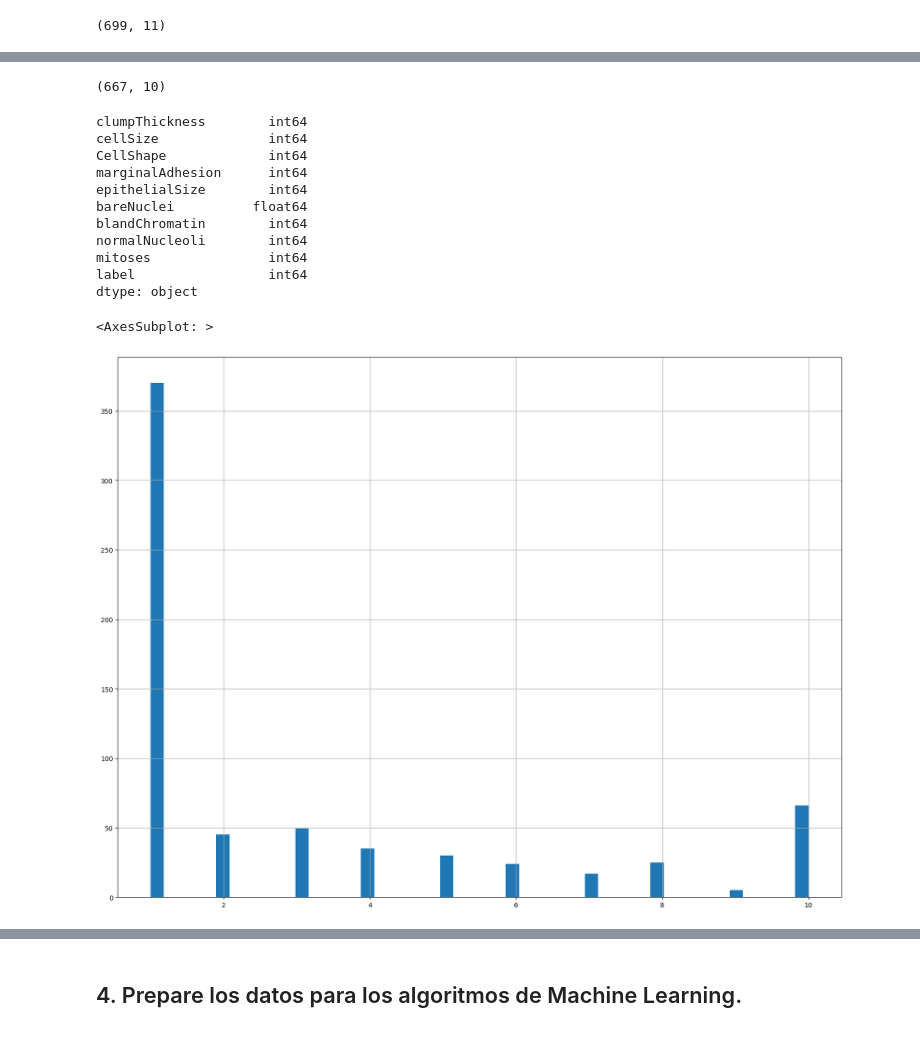
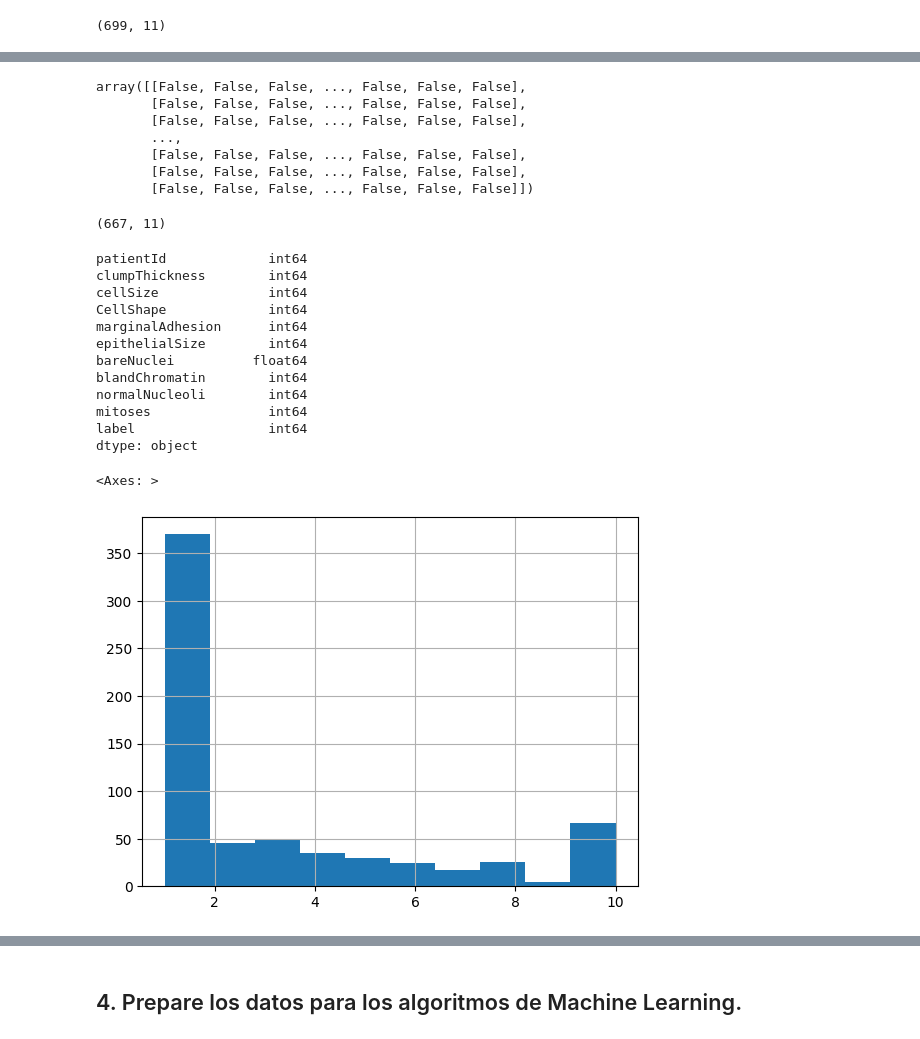
Before and after one commit to HectorManu/digital_image_processing, a Jupyter notebook: DL_08_ML_DecisionTree-RandomForest/DL_08_ML_DecisionTree-RandomForest_clase13feb.ipynb, the cells around one changed output, grey strips where cells are left out. Saved outputs shown, nothing was run; the diff lists cells and outputs as text; code cells hidden in the pictures.

```diff
--- a/DL_08_ML_DecisionTree-RandomForest/DL_08_ML_DecisionTree-RandomForest_clase13feb.ipynb
+++ b/DL_08_ML_DecisionTree-RandomForest/DL_08_ML_DecisionTree-RandomForest_clase13feb.ipynb
@@ -77,6 +77,7 @@ import pandas as pd
 import numpy as np
 # %%
 # Cargamos el archivo 'datos/heart_disease.csv' en un dataframe
+df = pd.read_csv('datos/wisconsin_data.csv')
 # %% [markdown]
 ## 3. Descubra y visualice los datos para obtener información.
 # %%
@@ -113,3 +117,4 @@ array(['patientId', 'clumpThickness', 'cellSize', 'CellShape',
 (699, 11)
 # %%
 #Quitar la columna patiendId
+df = df.drop('patientId', axis=1)
@@ -116,14 +135,27 @@ array(['patientId', 'clumpThickness', 'cellSize', 'CellShape',
 # %%
 #De manera general checar si hay elementos 'NaN'
+df.isnull().values
+# %% [output]
+array([[False, False, False, ..., False, False, False],
+       [False, False, False, ..., False, False, False],
+       [False, False, False, ..., False, False, False],
+       ...,
+       [False, False, False, ..., False, False, False],
+       [False, False, False, ..., False, False, False],
+       [False, False, False, ..., False, False, False]])
 # %%
-#Quitar filas con elementos faltantes ('NaN')
+#Quitar filas con elementos faltantes (
+df = df.dropna(axis=0)
 # %%
 # Mostrar el número de filas y columnas sin NaN
+df.shape
 # %% [output]
-(667, 10)
+(667, 11)
 # %%
 # Mostrar el tipo de variables
+df.dtypes
 # %% [output]
+patientId             int64
 clumpThickness        int64
 cellSize              int64
 CellShape             int64
@@ -137,8 +169,9 @@ label                 int64
 dtype: object
 # %%
 # Hacer un histograma de cellSize
+df['cellSize'].hist()
 # %% [output]
-<AxesSubplot: >
+<Axes: >
-[figure, old version]
+[figure, new version]
 # %%
 # Hacer un histograma de todas las variables numericas
```
Also changed, not shown: parts of 31 cells of this notebook, 3 other files.
